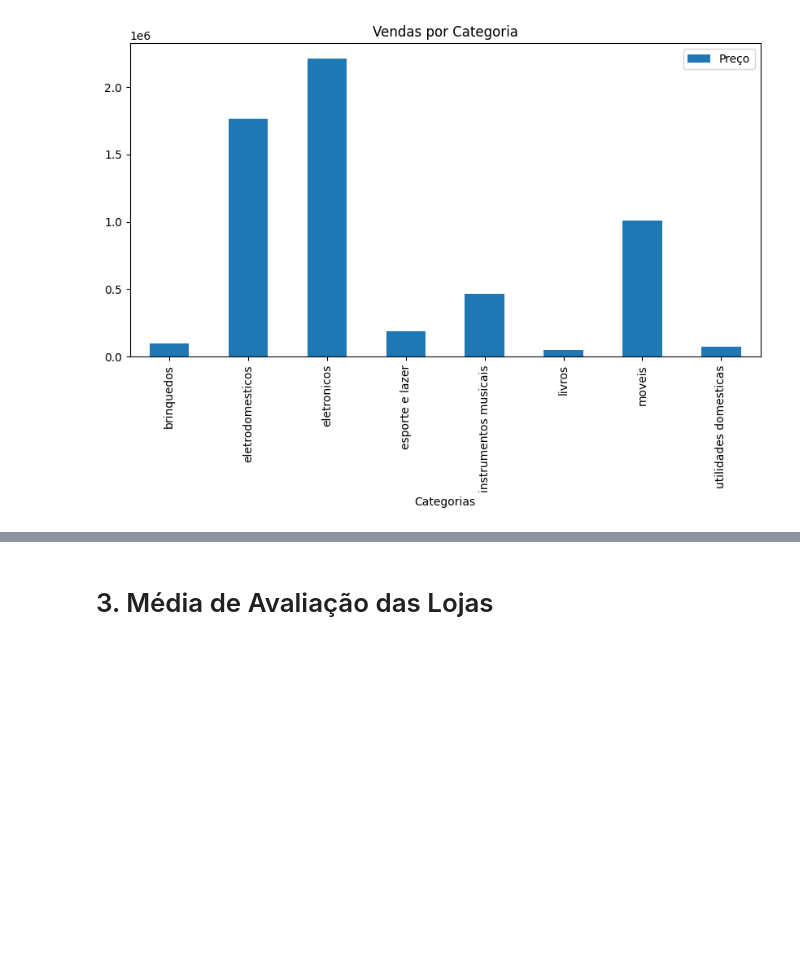
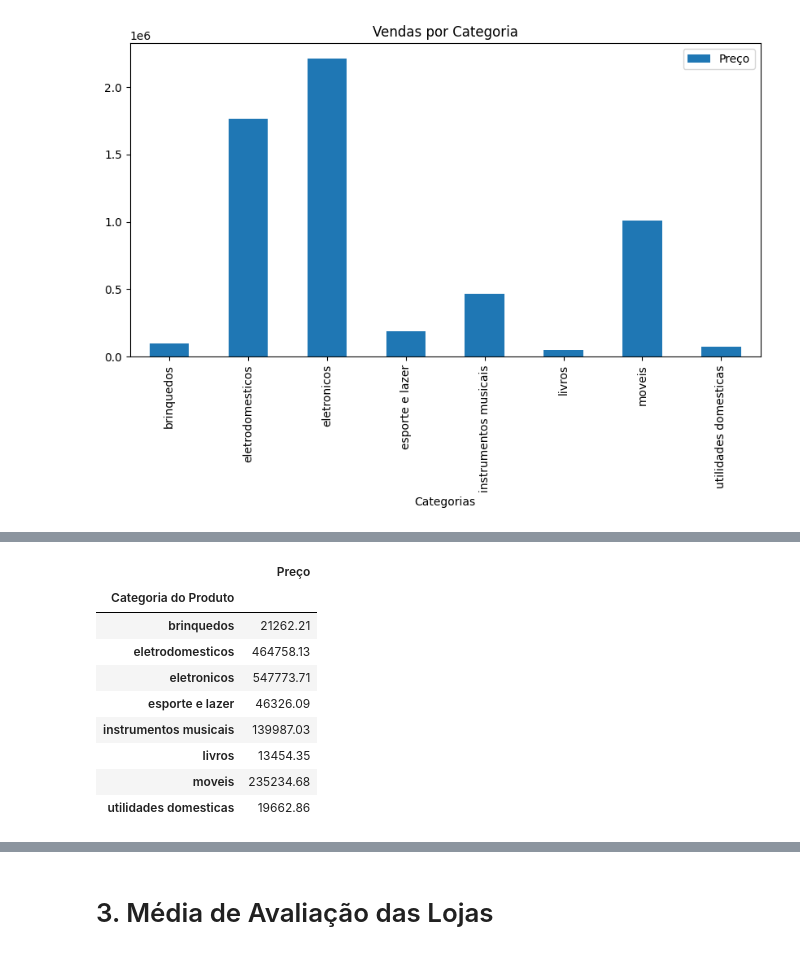
Before and after one commit to fggrava/Challenge_ONE_Data_Science_Alura_Store, a Jupyter notebook: AluraStoreBr.ipynb, the cells around one changed output, grey strips where cells are left out. Saved outputs shown, nothing was run; the diff lists cells and outputs as text; code cells hidden in the pictures; blank space fills up the shorter version.

```diff
--- a/AluraStoreBr.ipynb
+++ b/AluraStoreBr.ipynb
@@ -123,0 +129,14 @@ array(['eletronicos', 'moveis', 'brinquedos', 'eletrodomesticos',
+# %%
+Vendas_por_Categoria_loja2 = loja2[[ 'Categoria do Produto','Preço']]
+Vendas_por_Categoria_loja2.groupby('Categoria do Produto').sum()#.plot(kind = 'bar')
+# %% [output]
+|  | Preço |
+| Categoria do Produto |  |
+| brinquedos | 21262.21 |
+| eletrodomesticos | 464758.13 |
+| eletronicos | 547773.71 |
+| esporte e lazer | 46326.09 |
+| instrumentos musicais | 139987.03 |
+| livros | 13454.35 |
+| moveis | 235234.68 |
+| utilidades domesticas | 19662.86 |
```
Also changed, not shown: parts of 19 cells of this notebook.
